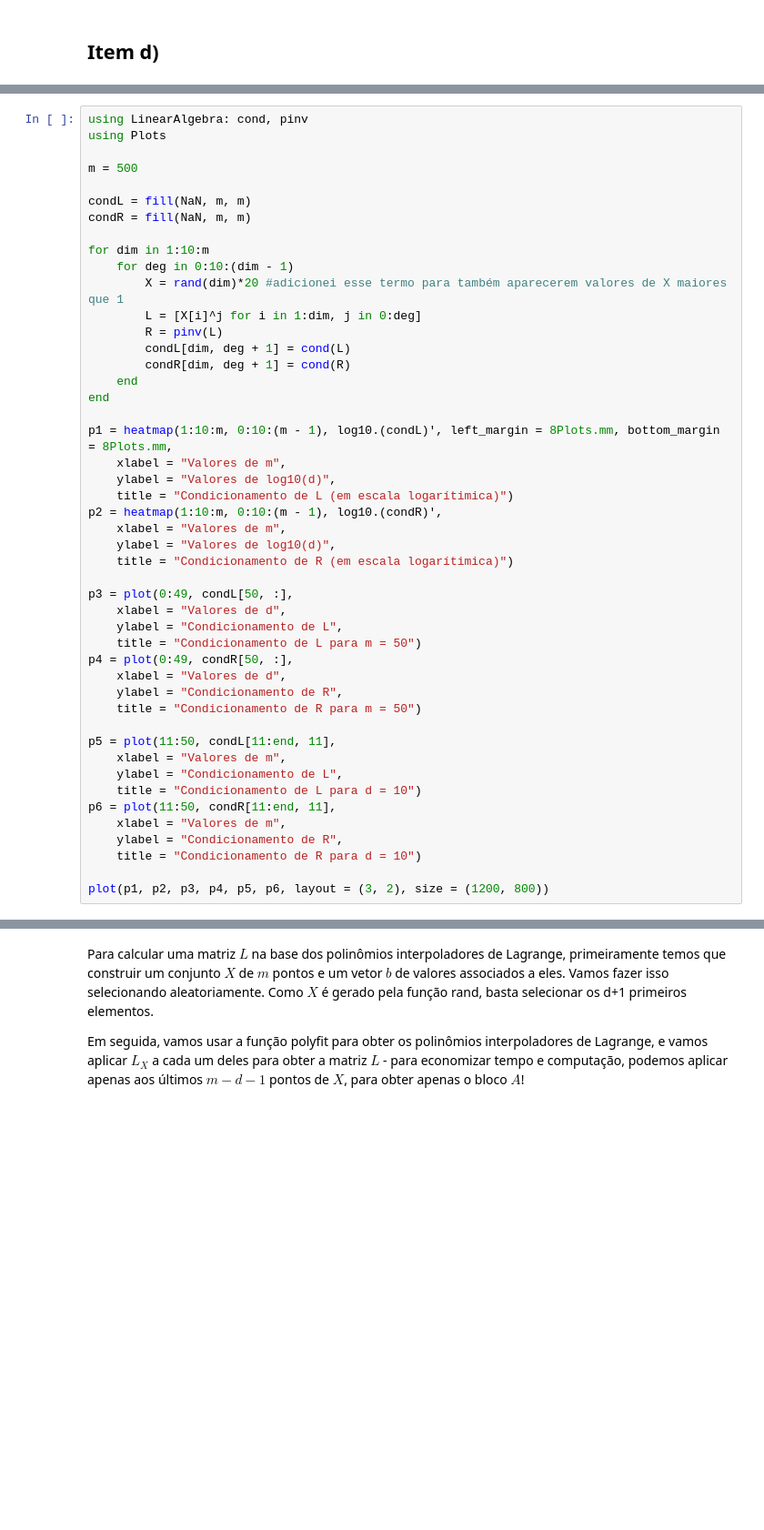
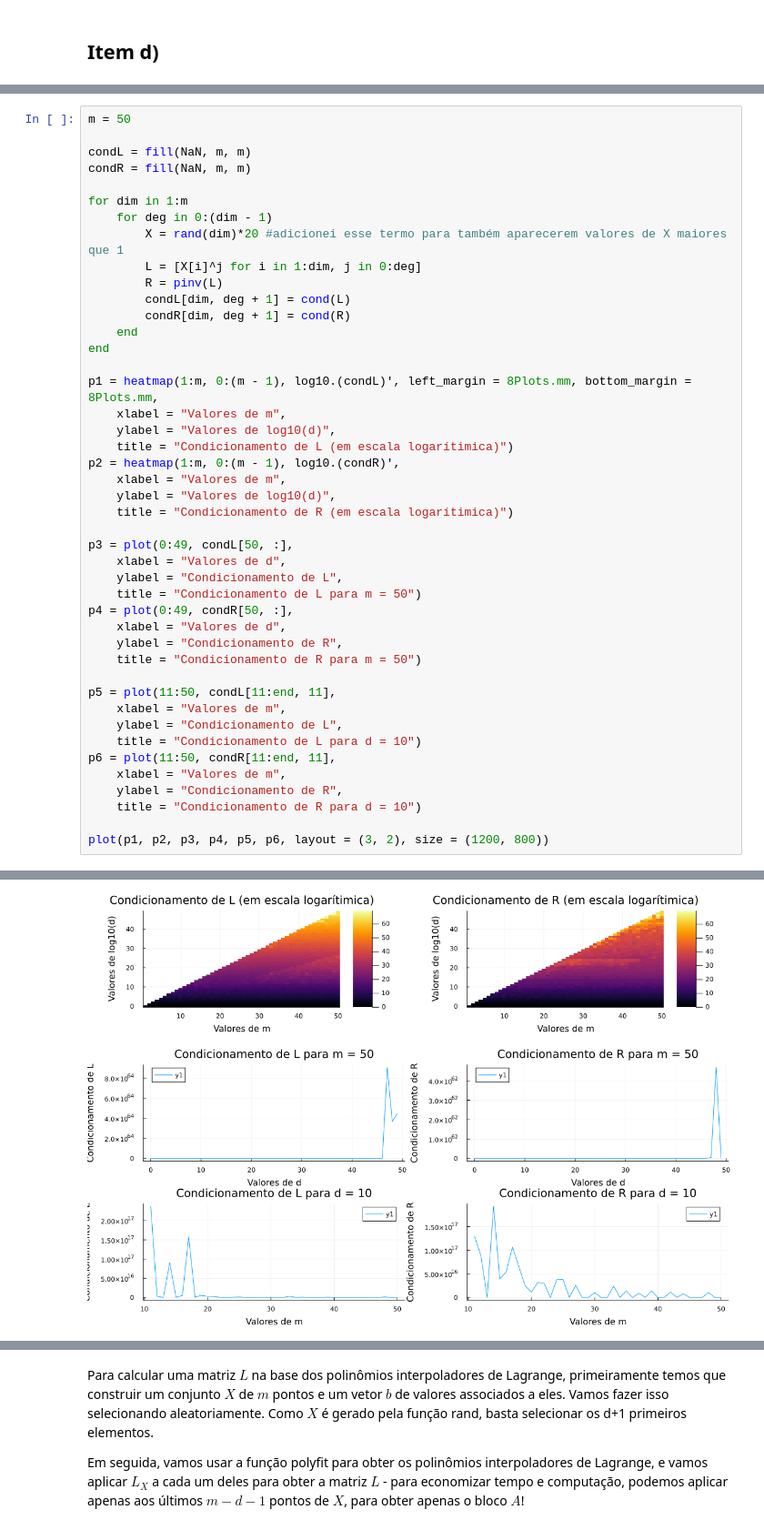
Before and after one commit to ninotica/aln-projeto-03, a Jupyter notebook: Projeto3.ipynb, the cells around one changed output, grey strips where cells are left out. Shown at 91% size. Cells and saved outputs as stored; diff of their text form; blank space fills up the shorter version.

```diff
--- a/Projeto3.ipynb
+++ b/Projeto3.ipynb
@@ -63,14 +111,11 @@ Assim, a transformação $R_{X, d}(b)$ equivale a multiplicar b à esquerda pela
 # %%
-using LinearAlgebra: cond, pinv
-using Plots
-
-m = 500
+m = 50
 
 condL = fill(NaN, m, m)
 condR = fill(NaN, m, m)
 
-for dim in 1:10:m
-    for deg in 0:10:(dim - 1)
+for dim in 1:m
+    for deg in 0:(dim - 1)
         X = rand(dim)*20 #adicionei esse termo para também aparecerem valores de X maiores que 1
         L = [X[i]^j for i in 1:dim, j in 0:deg]
         R = pinv(L)
@@ -79,11 +124,11 @@ for dim in 1:10:m
     end
 end
 
-p1 = heatmap(1:10:m, 0:10:(m - 1), log10.(condL)', left_margin = 8Plots.mm, bottom_margin = 8Plots.mm,
+p1 = heatmap(1:m, 0:(m - 1), log10.(condL)', left_margin = 8Plots.mm, bottom_margin = 8Plots.mm,
     xlabel = "Valores de m",
     ylabel = "Valores de log10(d)",
     title = "Condicionamento de L (em escala logarítimica)")
-p2 = heatmap(1:10:m, 0:10:(m - 1), log10.(condR)',
+p2 = heatmap(1:m, 0:(m - 1), log10.(condR)',
     xlabel = "Valores de m",
     ylabel = "Valores de log10(d)",
     title = "Condicionamento de R (em escala logarítimica)")
@@ -107,3 +152,4 @@ p6 = plot(11:50, condR[11:end, 11],
     title = "Condicionamento de R para d = 10")
 
 plot(p1, p2, p3, p4, p5, p6, layout = (3, 2), size = (1200, 800))
+# %% [output]
@@ -110,3 +158,4 @@ plot(p1, p2, p3, p4, p5, p6, layout = (3, 2), size = (1200, 800))
+[figure, added]
 # %% [markdown]
 ## Item e)
 
```
Also changed, not shown: parts of 5 cells of this notebook.
